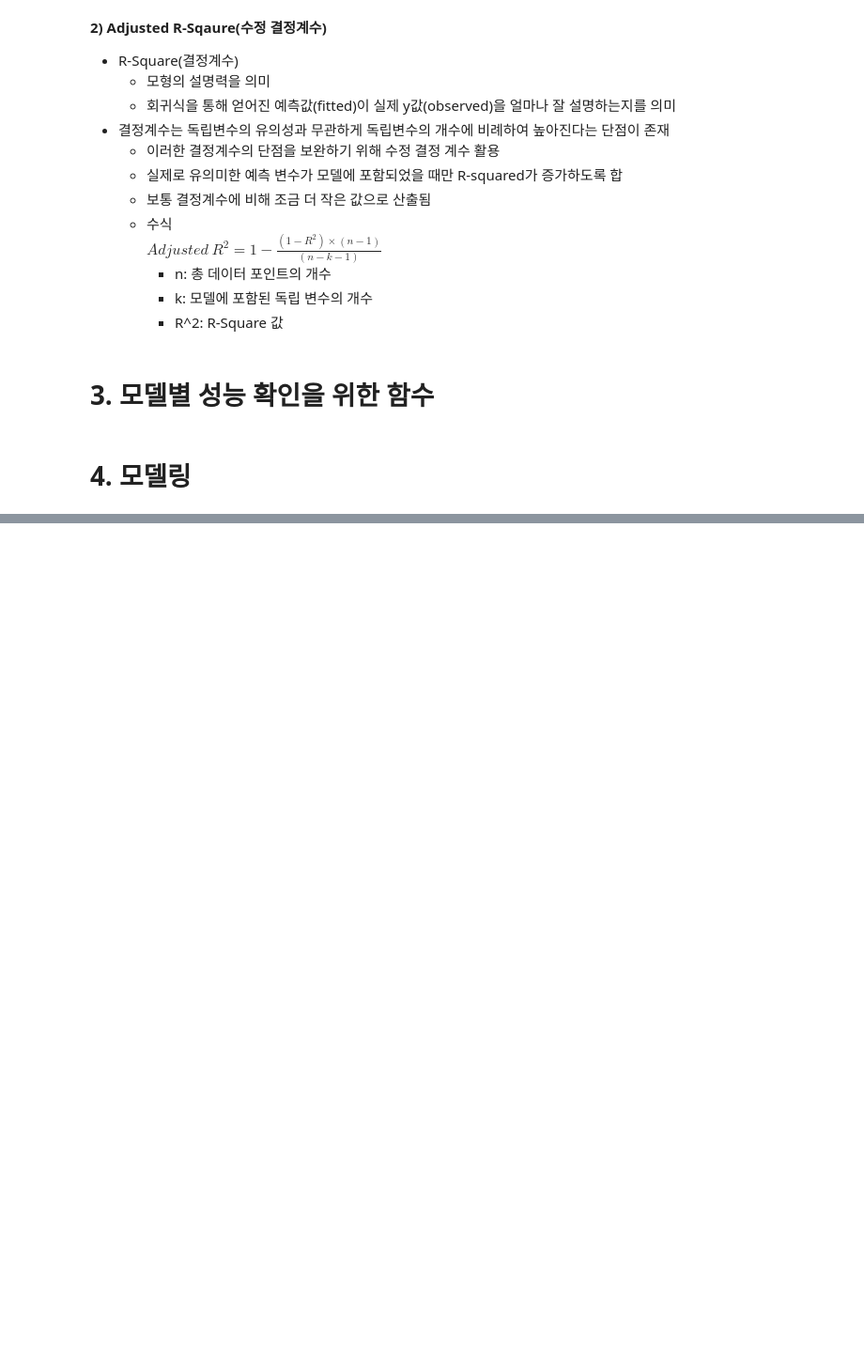
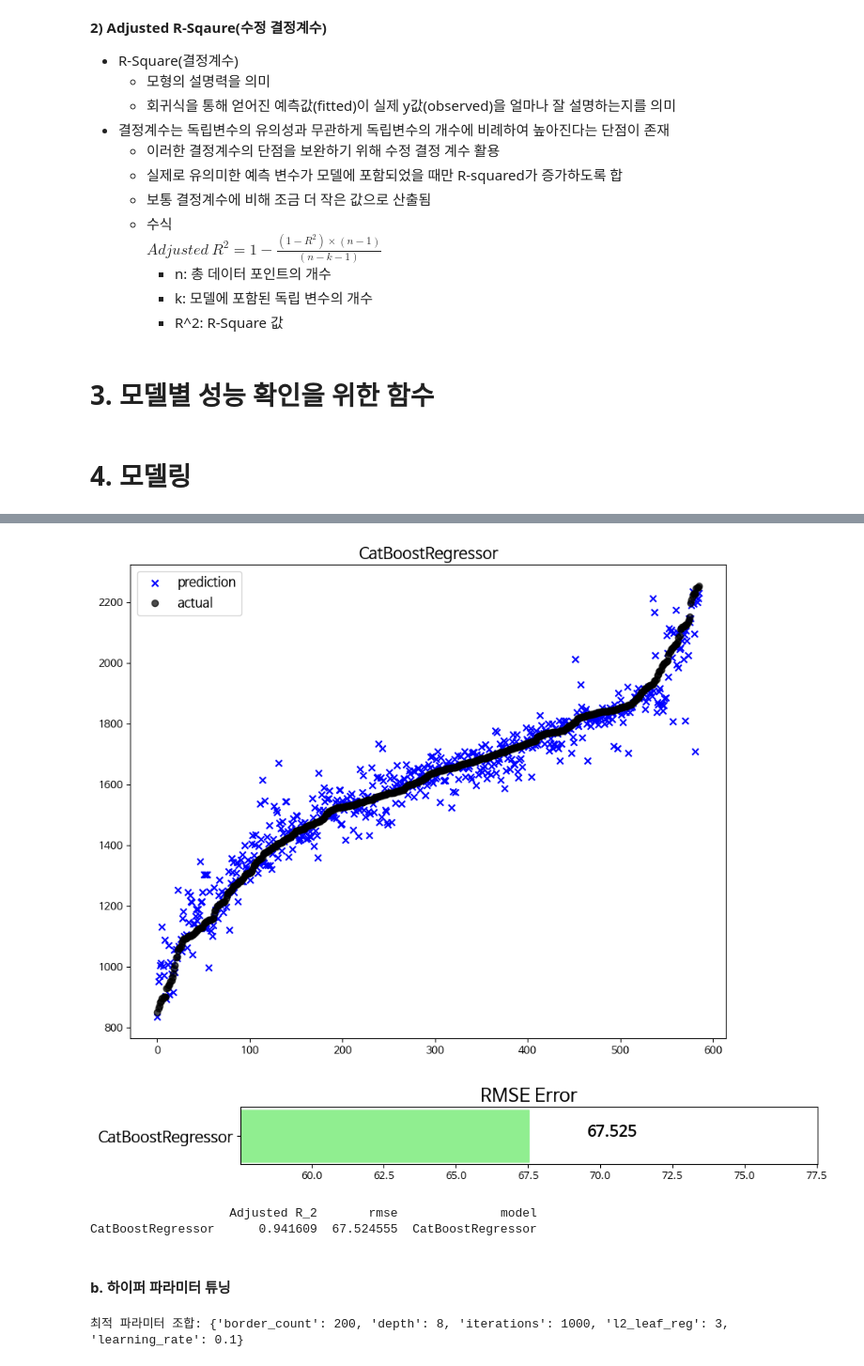
Before and after one commit to chasubeen/KSDC_DB, a Jupyter notebook: Modeling.ipynb, the cells around one changed output, grey strips where cells are left out. Shown at 94% size. Drawn from its saved outputs; the diff is of its cells as text; code cells hidden in the pictures; blank space fills up the shorter version.

```diff
--- a/Modeling.ipynb
+++ b/Modeling.ipynb
@@ -622,0 +353,30 @@ df4  1.045500e+08      0.955745
+# %%
+from catboost import CatBoostRegressor
+
+# 기본 모델 생성
+catboost_base2 = CatBoostRegressor(random_seed = 42)
+
+my_predictions = {}  # 결과를 저장할 딕셔너리
+
+# feature, target 분리
+X_train = group2_tr.drop(['reserve_qy', 'reserve_rt', 'tot_qy', 'valid_qy', 'unused_qy', 'maximum_use_qy'], axis=1)
+y_train = group2_tr['reserve_qy']
+
+X_test = group2_te.drop(['reserve_qy', 'reserve_rt', 'tot_qy', 'valid_qy', 'unused_qy', 'maximum_use_qy'], axis=1)
+y_test = group2_te['reserve_qy']
+
+# 모델 학습
+catboost_base2.fit(X_train, y_train, verbose = 0)
+
+# 모델 예측
+catboost_pred2 = catboost_base2.predict(X_test)
+
+# 모델 평가 및 시각화
+model_eval('CatBoostRegressor', catboost_pred2, y_test)
+# %% [output]
+[figure, added]
+[figure, added]
+                   Adjusted R_2       rmse              model
+CatBoostRegressor      0.941609  67.524555  CatBoostRegressor
+# %% [markdown]
+#### **b. 하이퍼 파라미터 튜닝**
@@ -622,0 +404,22 @@ df4  1.045500e+08      0.955745
+# %%
+## 하이퍼 파라미터 튜닝 및 모델 학습
+
+catboost_base = CatBoostRegressor(random_seed = 42)
+
+# feature, target 분리
+X_train = group2_tr.drop(['reserve_qy', 'reserve_rt', 'tot_qy', 'valid_qy', 'unused_qy', 'maximum_use_qy'], axis=1)
+y_train = group2_tr['reserve_qy']
+
+X_test = group2_te.drop(['reserve_qy', 'reserve_rt', 'tot_qy', 'valid_qy', 'unused_qy', 'maximum_use_qy'], axis=1)
+y_test = group2_te['reserve_qy']
+
+# GridSearchCV를 이용하여 최적 파라미터 탐색
+catboost_grid_search = GridSearchCV(catboost_base, param_grid, cv = 5, scoring = scoring, refit = 'RMSE')
+catboost_grid_search.fit(X_train, y_train, verbose = 0)
+
+# 최적 모델 저장
+catboost_best_model2 = catboost_grid_search.best_estimator_
+
+print("최적 파라미터 조합:", catboost_grid_search.best_params_)
+# %% [output]
+최적 파라미터 조합: {'border_count': 200, 'depth': 8, 'iterations': 1000, 'l2_leaf_reg': 3, 'learning_rate': 0.1}
```
Also changed, not shown: parts of 141 cells of this notebook.
